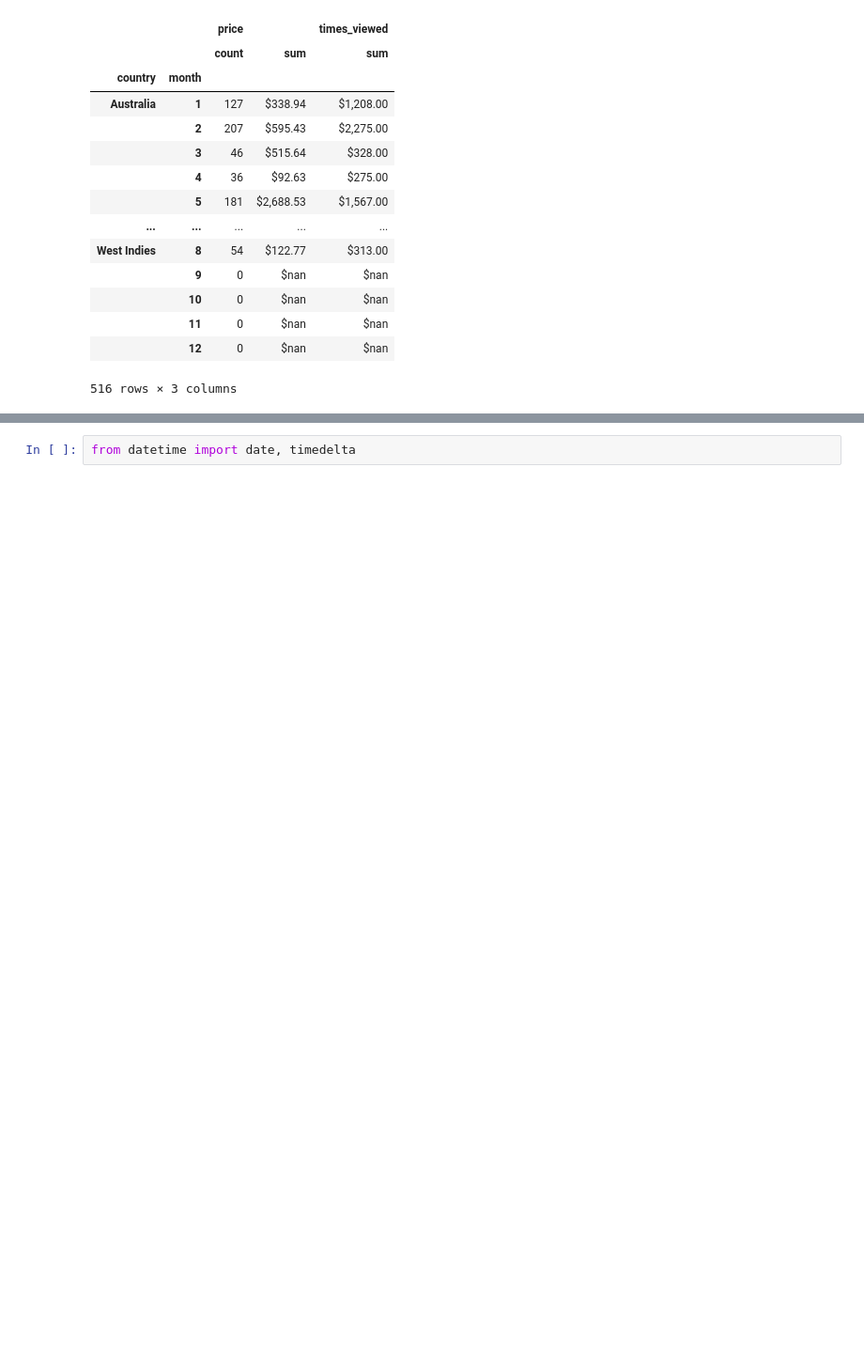
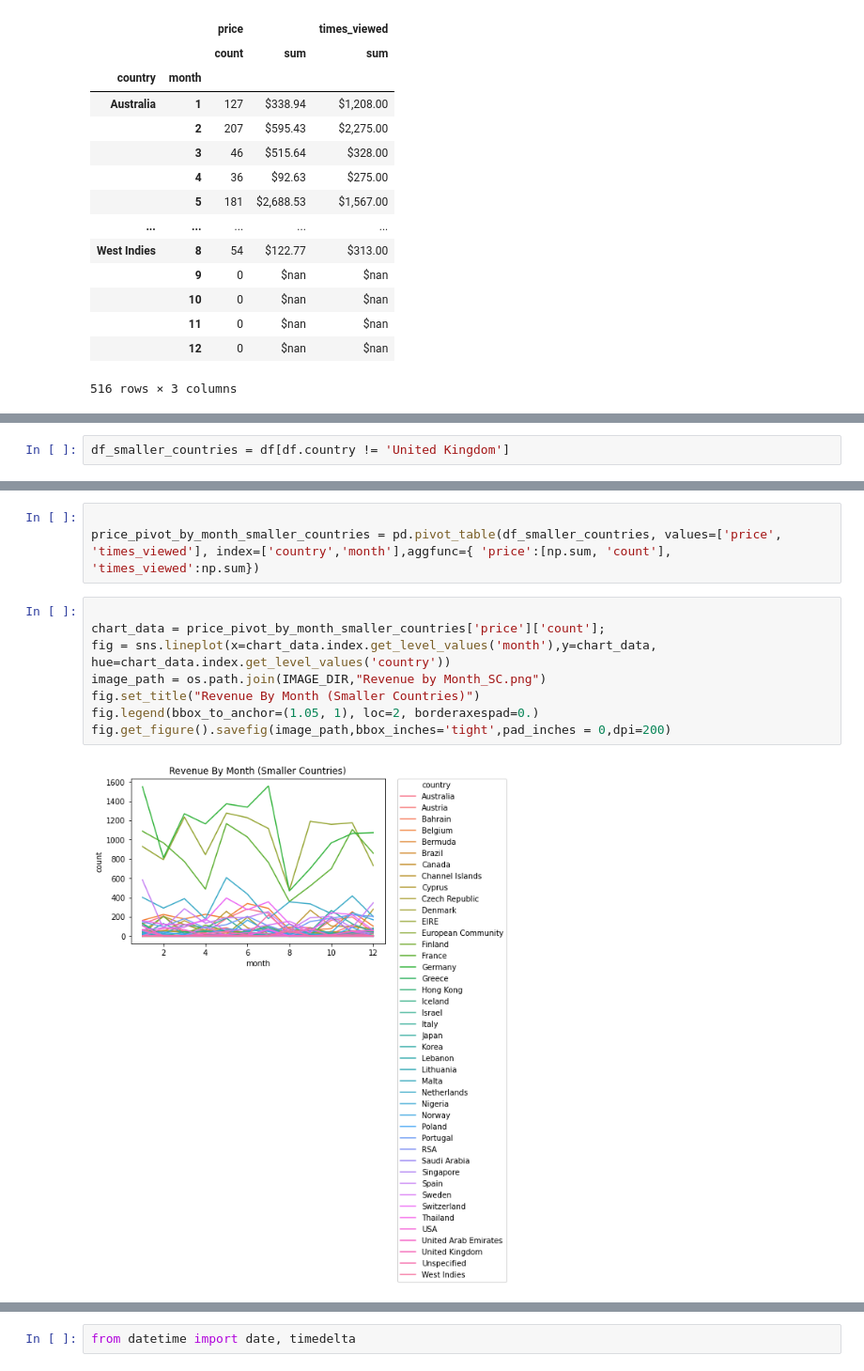
Before and after one commit to matthewpa/AVAAIL-Capstone-MP, a Jupyter notebook: Code/notebooks/Part_1_Capstone_EDA.ipynb, the cells around one changed output, grey strips where cells are left out. Shown at 94% size. Cells and saved outputs as stored; diff of their text form; blank space fills up the shorter version.

```diff
--- a/Code/notebooks/Part_1_Capstone_EDA.ipynb
+++ b/Code/notebooks/Part_1_Capstone_EDA.ipynb
@@ -418,0 +423,2 @@ fig = sns.lineplot(x=chart_data.index.get_level_values('month'),y=chart_data, hu
+# %%
+df_smaller_countries = df[df.country != 'United Kingdom']
@@ -419,2 +440,15 @@ fig = sns.lineplot(x=chart_data.index.get_level_values('month'),y=chart_data, hu
+# %%
+
+price_pivot_by_month_smaller_countries = pd.pivot_table(df_smaller_countries, values=['price', 'times_viewed'], index=['country','month'],aggfunc={ 'price':[np.sum, 'count'], 'times_viewed':np.sum})
+# %%
+
+chart_data = price_pivot_by_month_smaller_countries['price']['count'];
+fig = sns.lineplot(x=chart_data.index.get_level_values('month'),y=chart_data, hue=chart_data.index.get_level_values('country'))
+image_path = os.path.join(IMAGE_DIR,"Revenue by Month_SC.png")
+fig.set_title("Revenue By Month (Smaller Countries)")
+fig.legend(bbox_to_anchor=(1.05, 1), loc=2, borderaxespad=0.)
+fig.get_figure().savefig(image_path,bbox_inches='tight',pad_inches = 0,dpi=200)
+# %% [output]
+[figure, added]
 # %%
 df[df.times_viewed == 0].head()
```
Also changed, not shown: parts of 8 cells of this notebook, 23 other files.
